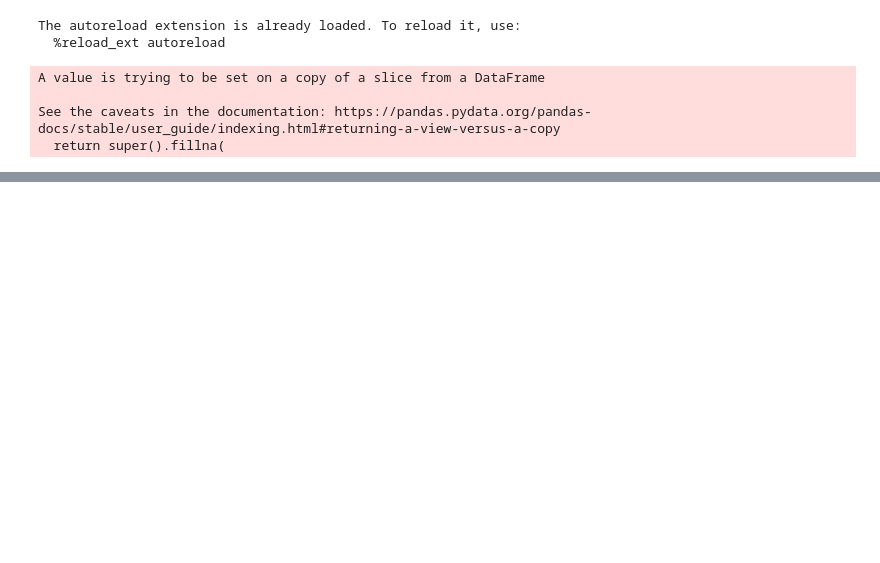
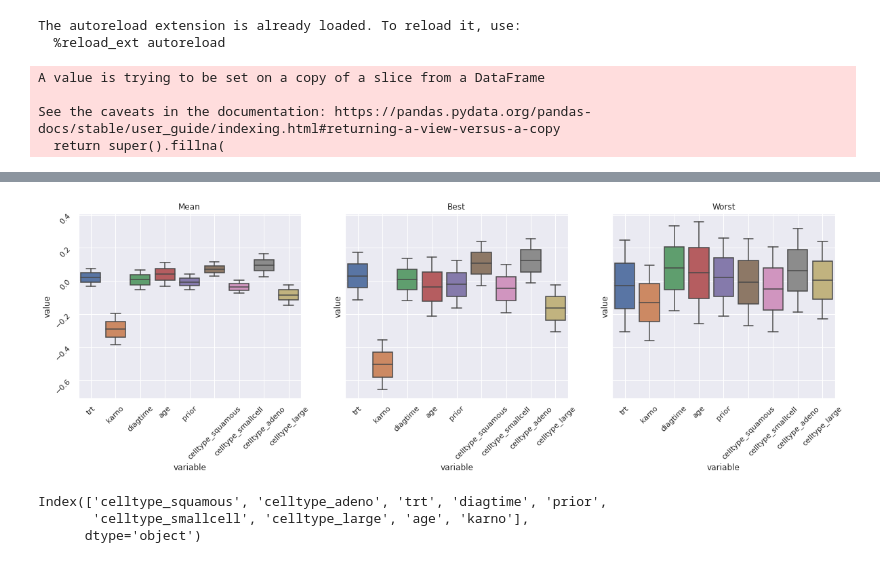
Before and after one commit to imatge-upc/SurvLIME-experiments, a Jupyter notebook: notebooks/verify_experiment_3.ipynb, the cells around one changed output, grey strips where cells are left out. Drawn from its saved outputs; the diff is of its cells as text; code cells hidden in the pictures; blank space fills up the shorter version.

```diff
--- a/notebooks/verify_experiment_3.ipynb
+++ b/notebooks/verify_experiment_3.ipynb
@@ -125,0 +128,49 @@ compare_survival_times(model, compt_weights.mean(), train[0], train[1], test[0])
+# %%
+from tqdm import tqdm
+
+mean_dfs, max_dfs, min_dfs = [], [], []
+w_path = '/home/carlos.hernandez/PhD/survlime-paper/survLime/computed_weights_csv/exp3/'
+coefficients = model.coef_
+
+for i in tqdm(range(100)):
+    compt_weights = pd.read_csv(w_path+f'rsf_exp_{dataset}_surv_weights_na_rand_seed_{i}.csv')
+    compt_weights = compt_weights.dropna(axis=0)
+
+    dist = euclidean_distances(compt_weights, np.array(coefficients).reshape(1,-1))
+    closest = list(dist).index(min(dist))
+    furthest = list(dist).index(max(dist))
+
+    mean_dfs.append(compt_weights.mean())
+    max_dfs.append(compt_weights.iloc[furthest])
+    min_dfs.append(compt_weights.iloc[closest])
+
+    # This will check whether the order of the values are the same. This ensures that the values don't have high variance
+    if i!=0:
+        if (compt_weights.iloc[furthest].sort_values(ascending=False).index == max_dfs[-1].sort_values(ascending=False).index).all():
+            pass
+        else:
+            print(i)
+
+dfs_together_mean= pd.concat(mean_dfs, axis=1).transpose()
+dfs_together_min= pd.concat(min_dfs, axis=1).transpose()
+dfs_together_max= pd.concat(max_dfs, axis=1).transpose()
+
+fig, ax= plt.subplots(1,3, figsize=(20,5), sharey=True)
+sns.boxplot(x="variable", y="value", data=pd.melt(dfs_together_mean.quantile(q=[0.05, 0.95], axis=0)), ax=ax[0])
+ax[0].set_title('Mean'); ax[0].tick_params(labelrotation=45); ax[0].xaxis.grid(True)
+
+sns.boxplot(x="variable", y="value", data=pd.melt(dfs_together_min.quantile(q=[0.05, 0.95], axis=0)), ax=ax[1])
+ax[1].set_title('Best'); ax[1].tick_params(labelrotation=45); ax[1].xaxis.grid(True)
+
+sns.boxplot(x="variable", y="value", data=pd.melt(dfs_together_max.quantile(q=[0.05, 0.95], axis=0)), ax=ax[2])
+ax[2].set_title('Worst'); ax[2].tick_params(labelrotation=45); ax[2].xaxis.grid(True)
+# %% [output]
+[figure, added]
+# %%
+df = compt_weights.mean()
+df = df.sort_values(ascending=False).index
+df
+# %% [output]
+Index(['celltype_squamous', 'celltype_adeno', 'trt', 'diagtime', 'prior',
+       'celltype_smallcell', 'celltype_large', 'age', 'karno'],
+      dtype='object')
```
Also changed, not shown: parts of 4 cells of this notebook, 23 other files.
